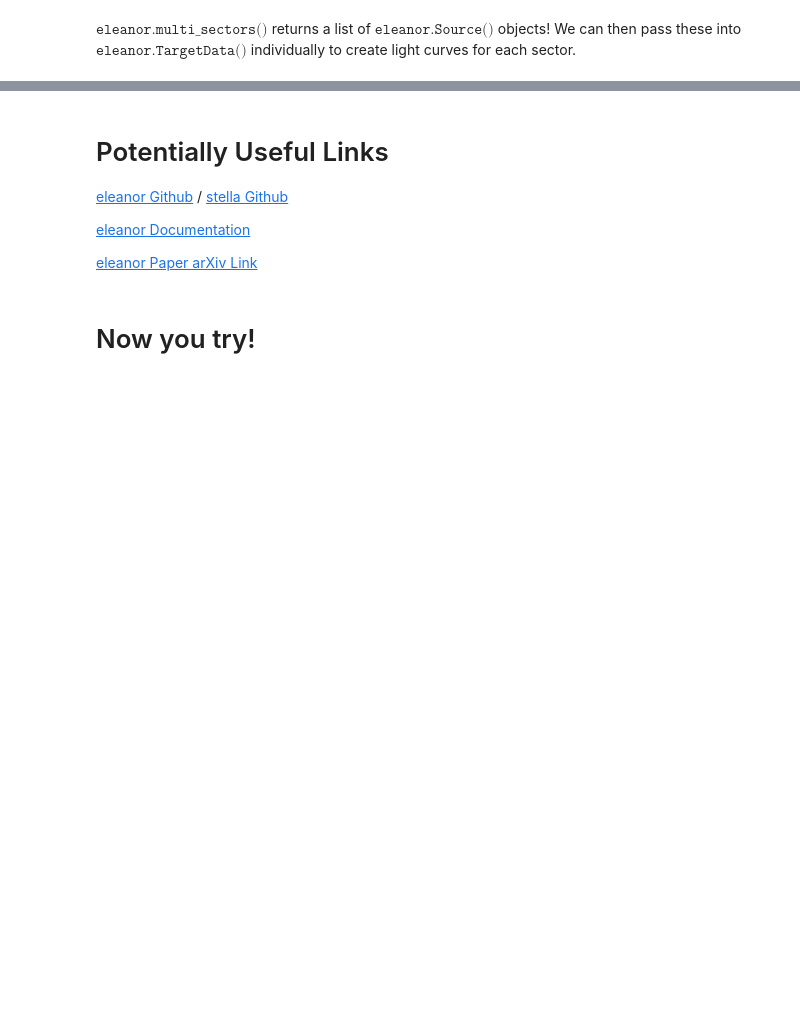
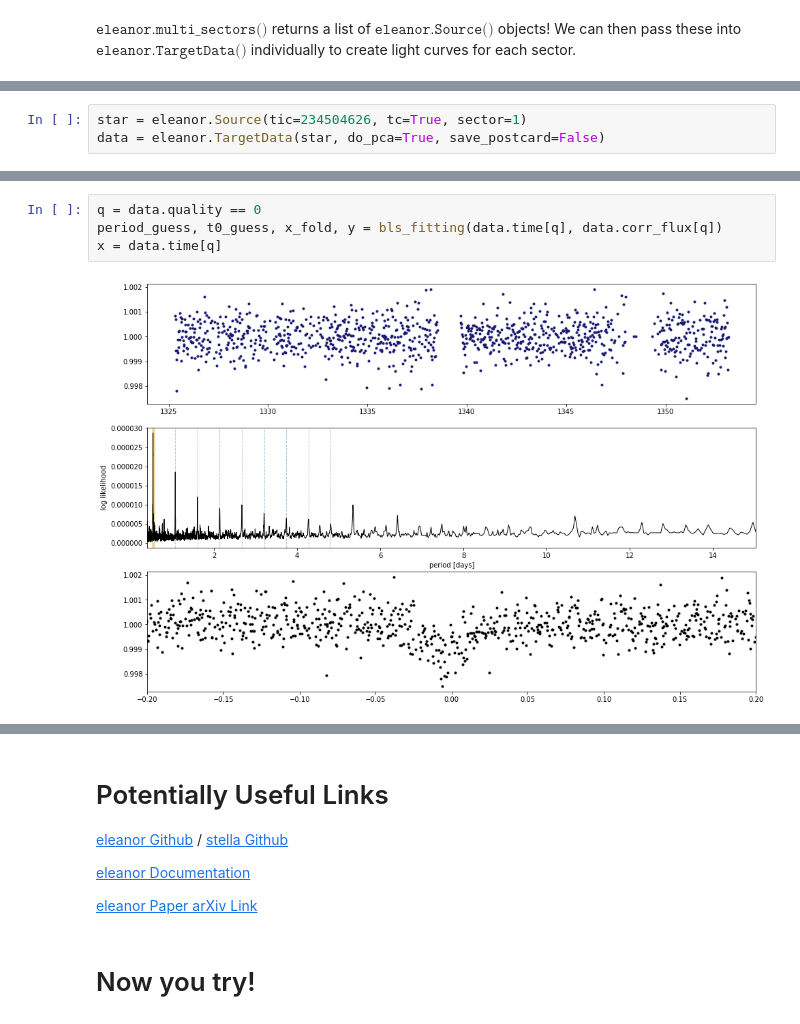
Before and after one commit to afeinstein20/tasc-tutorial, a Jupyter notebook: tasc5_notebook.ipynb, the cells around one changed output, grey strips where cells are left out. Cells and saved outputs as stored; diff of their text form; blank space fills up the shorter version.

```diff
--- a/tasc5_notebook.ipynb
+++ b/tasc5_notebook.ipynb
@@ -243,0 +315,3 @@ ys.display_flares()
+# %%
+star = eleanor.Source(tic=234504626, tc=True, sector=1)
+data = eleanor.TargetData(star, do_pca=True, save_postcard=False)
@@ -244,2 +321,8 @@ ys.display_flares()
+# %%
+q = data.quality == 0
+period_guess, t0_guess, x_fold, y = bls_fitting(data.time[q], data.corr_flux[q])
+x = data.time[q]
+# %% [output]
+[figure, added]
 # %% [markdown]
 # The $\texttt{eleanor}$ team
```
Also changed, not shown: parts of 29 cells of this notebook.
